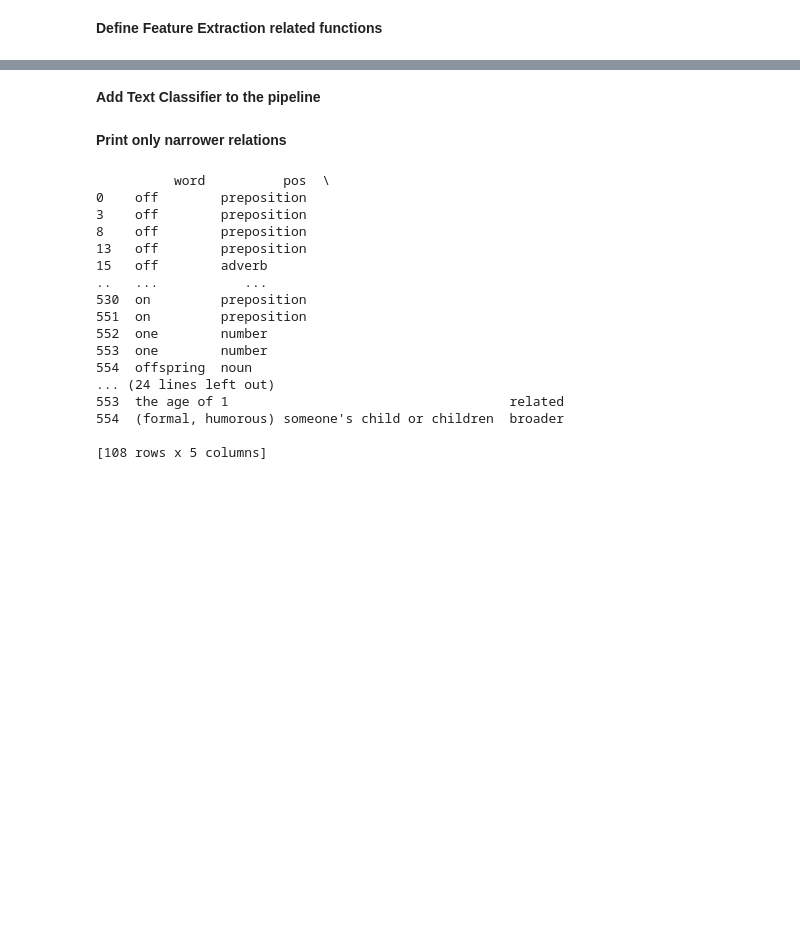
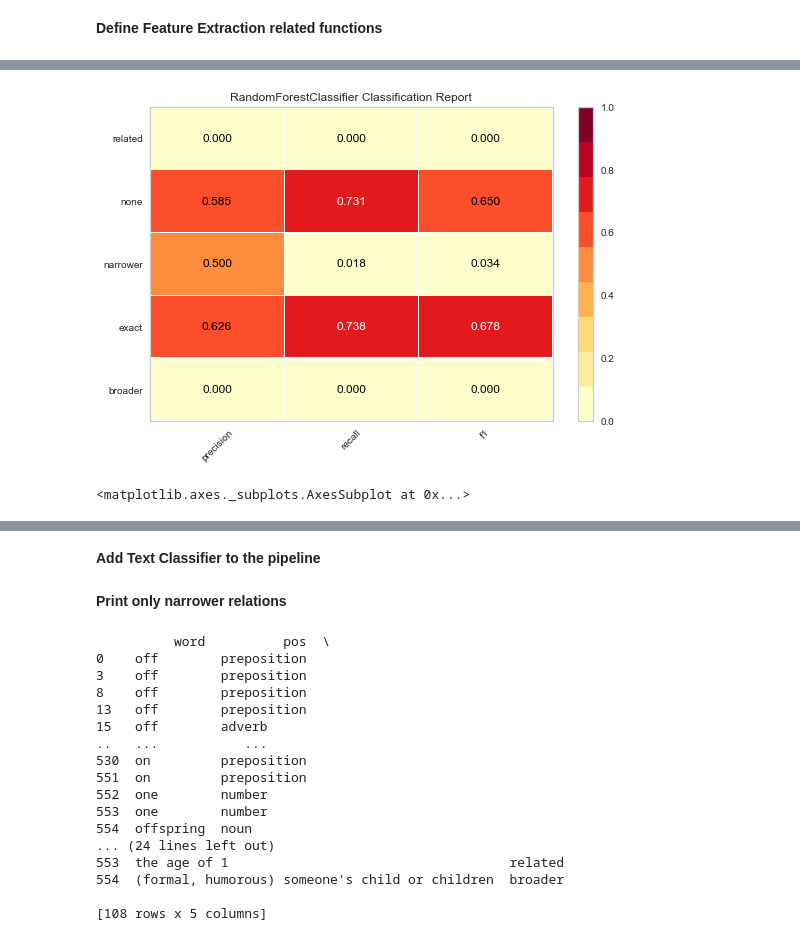
Before and after one commit to acdh-oeaw/elexis_mwsa_model, a Jupyter notebook: Codalab shared task.ipynb, the cells around one changed output, grey strips where cells are left out. Saved outputs shown, nothing was run; the diff lists cells and outputs as text; code cells hidden in the pictures; blank space fills up the shorter version.

```diff
--- a/Codalab shared task.ipynb
+++ b/Codalab shared task.ipynb
@@ -78,0 +169,24 @@ def load_training_data(folder):
+# %%
+def prepare_data(df_features, labels):
+    data_holder = {'nltk': {}, 'pd': {}}
+
+    features_nltk = convert_to_nltk_dataset(df_features, labels)
+    data_holder['nltk']['trainset'], data_holder['nltk']['testset'] = split_data(features_nltk)
+    data_holder['pd']['x_trainset'], data_holder['pd']['x_testset'] = split_data(df_features)
+    data_holder['pd']['y_trainset'], data_holder['pd']['y_testset'] = split_data(labels)
+
+    return data_holder
+
+
+def convert_to_nltk_dataset(feats, labels):
+    converted = []
+    for index, row in feats.iterrows():
+        converted.append((row.to_dict(), labels[index]))
+    return converted
+
+
+def split_data(featuresets):
+    f = int(len(featuresets) / 5)
+    return featuresets[f:], featuresets[:f]
+
+all_train_and_testset = prepare_data(features, balanced_en_data['relation'])
@@ -79,3 +470,14 @@ def load_training_data(folder):
+# %%
+
+
+model = RandomForestClassifier(max_depth=10, max_features=3, min_samples_leaf=4, min_samples_split=5, n_estimators=50)
+visualizer = ClassificationReport(model)
+visualizer.fit(all_train_and_testset['pd']['x_trainset'], all_train_and_testset['pd']['y_trainset'])
+visualizer.score(all_train_and_testset['pd']['x_testset'], all_train_and_testset['pd']['y_testset'])
+visualizer.show()
+# %% [output]
+[figure, added]
+<matplotlib.axes._subplots.AxesSubplot at 0x...>
 # %%
 all_data = load_training_data(folder)
 en_data = all_data['english_kd']
```
Also changed, not shown: parts of 36 cells of this notebook.
